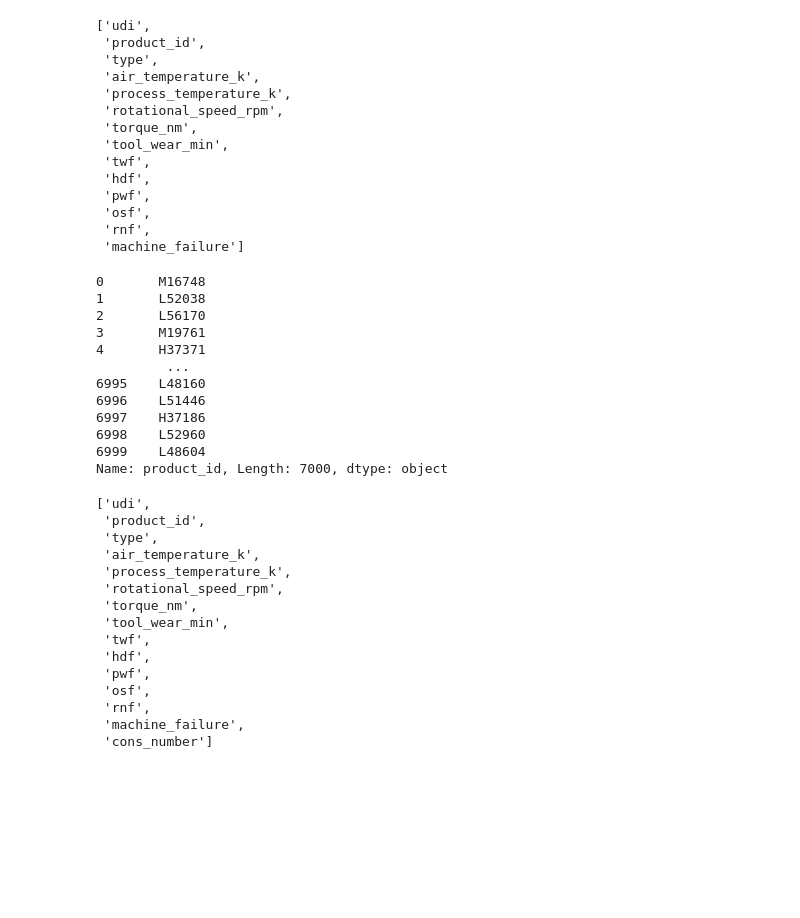
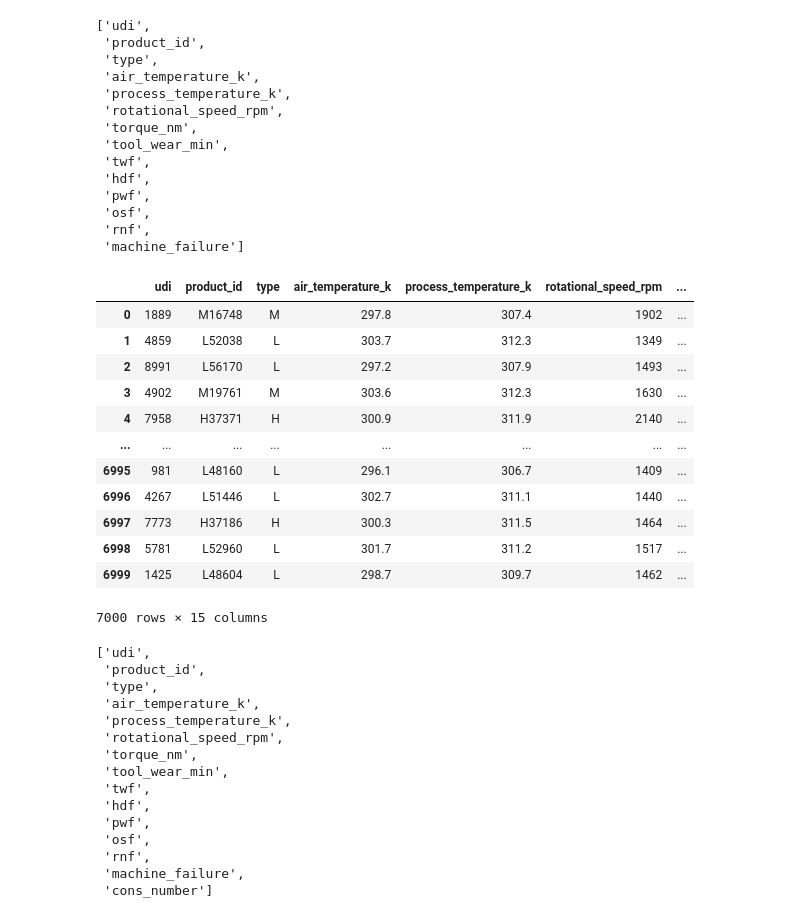
Before and after one commit to yaxintang/capstone_predictive_maintenance, a Jupyter notebook: 01_EDA complete.ipynb, the cells around one changed output. Cells and saved outputs as stored; diff of their text form; code cells hidden in the pictures; blank space fills up the shorter version.

```diff
--- a/01_EDA complete.ipynb
+++ b/01_EDA complete.ipynb
@@ -365,24 +365,25 @@ par_2.update_traces(diagonal_visible=False)
 par_2.update_traces(marker=dict(size=2))
 
 par_2.show()
-# %%
-df_train["product_id"]
-# %% [output]
-0       M16748
-1       L52038
-2       L56170
-3       M19761
-4       H37371
-         ...
-6995    L48160
-6996    L51446
-6997    H37186
-6998    L52960
-6999    L48604
-Name: product_id, Length: 7000, dtype: object
 # %%
 df_train["cons_number"] = df_train["product_id"].str.slice(start=1)
 df_train["cons_number"] = df_train["cons_number"].astype("int")
+# %%
+df_train
+# %% [output]
+|  | udi | product_id | type | air_temperature_k | process_temperature_k | rotational_speed_rpm | ... |
+| 0 | 1889 | M16748 | M | 297.8 | 307.4 | 1902 | ... |
+| 1 | 4859 | L52038 | L | 303.7 | 312.3 | 1349 | ... |
+| 2 | 8991 | L56170 | L | 297.2 | 307.9 | 1493 | ... |
+| 3 | 4902 | M19761 | M | 303.6 | 312.3 | 1630 | ... |
+| 4 | 7958 | H37371 | H | 300.9 | 311.9 | 2140 | ... |
+| ... | ... | ... | ... | ... | ... | ... | ... |
+| 6995 | 981 | L48160 | L | 296.1 | 306.7 | 1409 | ... |
+| 6996 | 4267 | L51446 | L | 302.7 | 311.1 | 1440 | ... |
+| 6997 | 7773 | H37186 | H | 300.3 | 311.5 | 1464 | ... |
+| 6998 | 5781 | L52960 | L | 301.7 | 311.2 | 1517 | ... |
+| 6999 | 1425 | L48604 | L | 298.7 | 309.7 | 1462 | ... |
+7000 rows × 15 columns
 # %%
 # individual scatter plots
 size = 400
```
Also changed, not shown: parts of 1 cell of this notebook, 4 other files.
